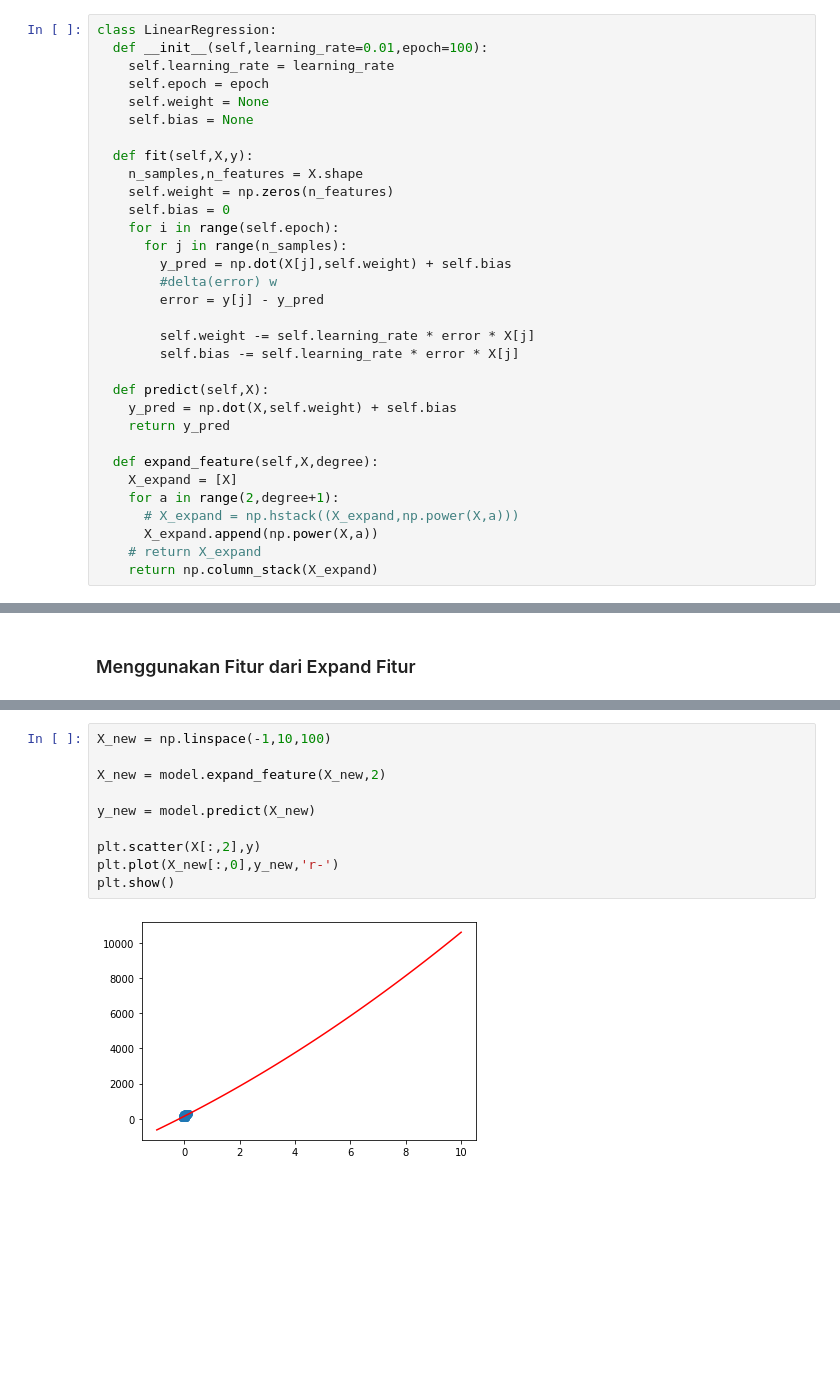
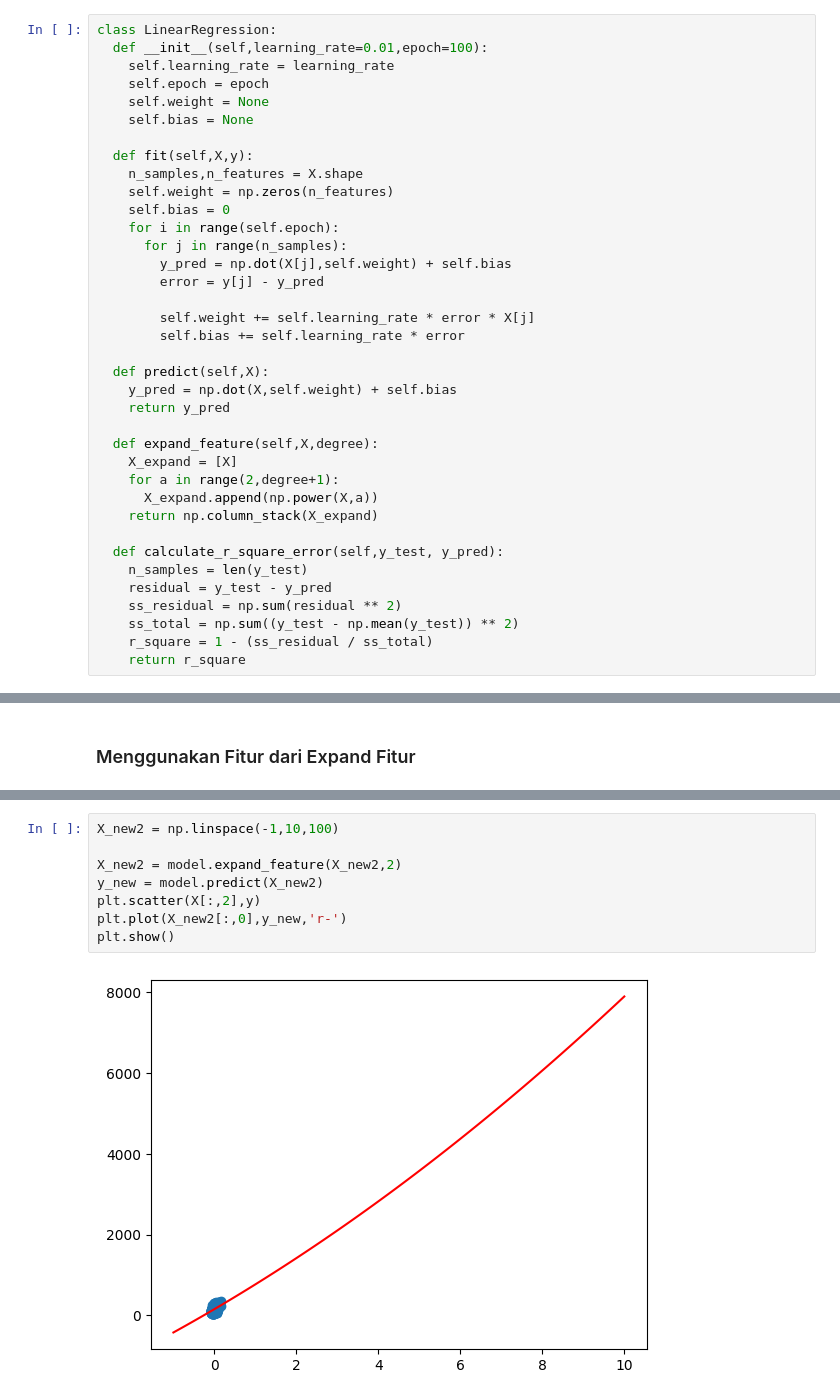
Before and after one commit to wahyuarilsaputra/machine-learning, a Jupyter notebook: _sources/Tugas1.ipynb, the cells around one changed output, grey strips where cells are left out. Cells and saved outputs as stored; diff of their text form; blank space fills up the shorter version.

```diff
--- a/_sources/Tugas1.ipynb
+++ b/_sources/Tugas1.ipynb
@@ -19,11 +20,10 @@ class LinearRegression:
     for i in range(self.epoch):
       for j in range(n_samples):
         y_pred = np.dot(X[j],self.weight) + self.bias
-        #delta(error) w
         error = y[j] - y_pred
 
-        self.weight -= self.learning_rate * error * X[j]
-        self.bias -= self.learning_rate * error * X[j]
+        self.weight += self.learning_rate * error * X[j]
+        self.bias += self.learning_rate * error
 
   def predict(self,X):
     y_pred = np.dot(X,self.weight) + self.bias
@@ -32,10 +32,16 @@ class LinearRegression:
   def expand_feature(self,X,degree):
     X_expand = [X]
     for a in range(2,degree+1):
-      # X_expand = np.hstack((X_expand,np.power(X,a)))
       X_expand.append(np.power(X,a))
-    # return X_expand
     return np.column_stack(X_expand)
+
+  def calculate_r_square_error(self,y_test, y_pred):
+    n_samples = len(y_test)
+    residual = y_test - y_pred
+    ss_residual = np.sum(residual ** 2)
+    ss_total = np.sum((y_test - np.mean(y_test)) ** 2)
+    r_square = 1 - (ss_residual / ss_total)
+    return r_square
 # %%
 from sklearn.datasets import load_diabetes
 diabetes = load_diabetes()
@@ -95,12 +102,10 @@ print(model.weight)
 # %%
-X_new = np.linspace(-1,10,100)
+X_new2 = np.linspace(-1,10,100)
 
-X_new = model.expand_feature(X_new,2)
-
-y_new = model.predict(X_new)
-
+X_new2 = model.expand_feature(X_new2,2)
+y_new = model.predict(X_new2)
 plt.scatter(X[:,2],y)
-plt.plot(X_new[:,0],y_new,'r-')
+plt.plot(X_new2[:,0],y_new,'r-')
 plt.show()
 # %% [output]
-[figure, old version]
+[figure, new version]
```
Also changed, not shown: parts of 12 cells of this notebook, 36 other files.
